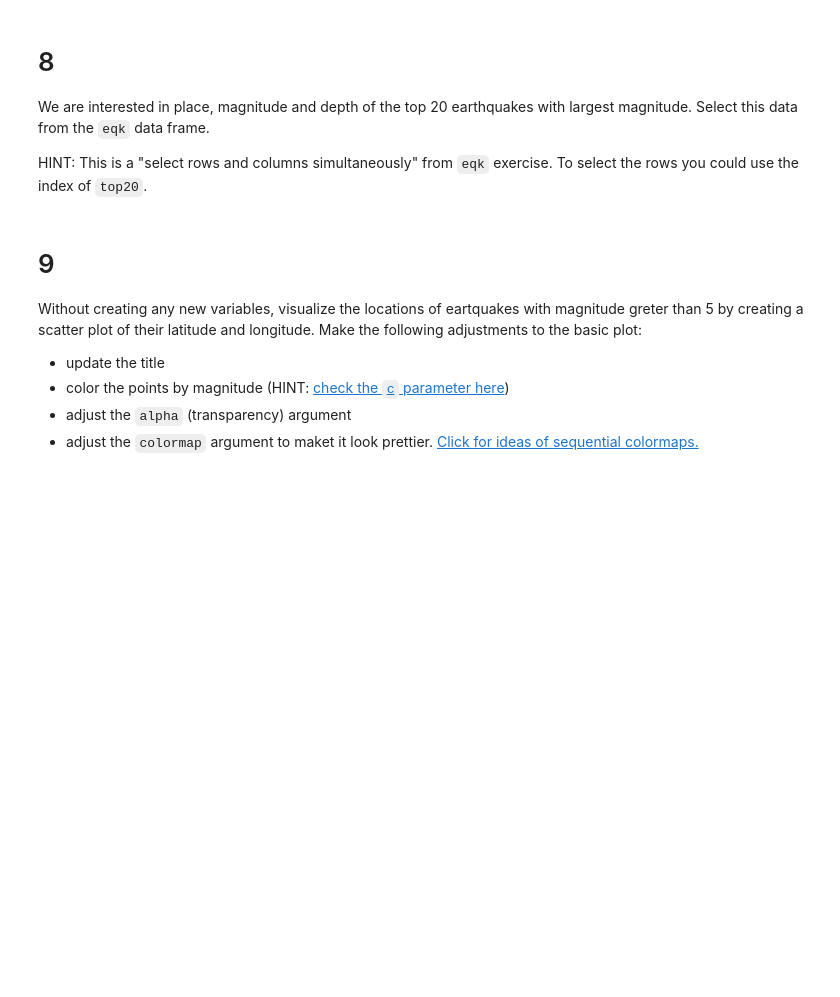
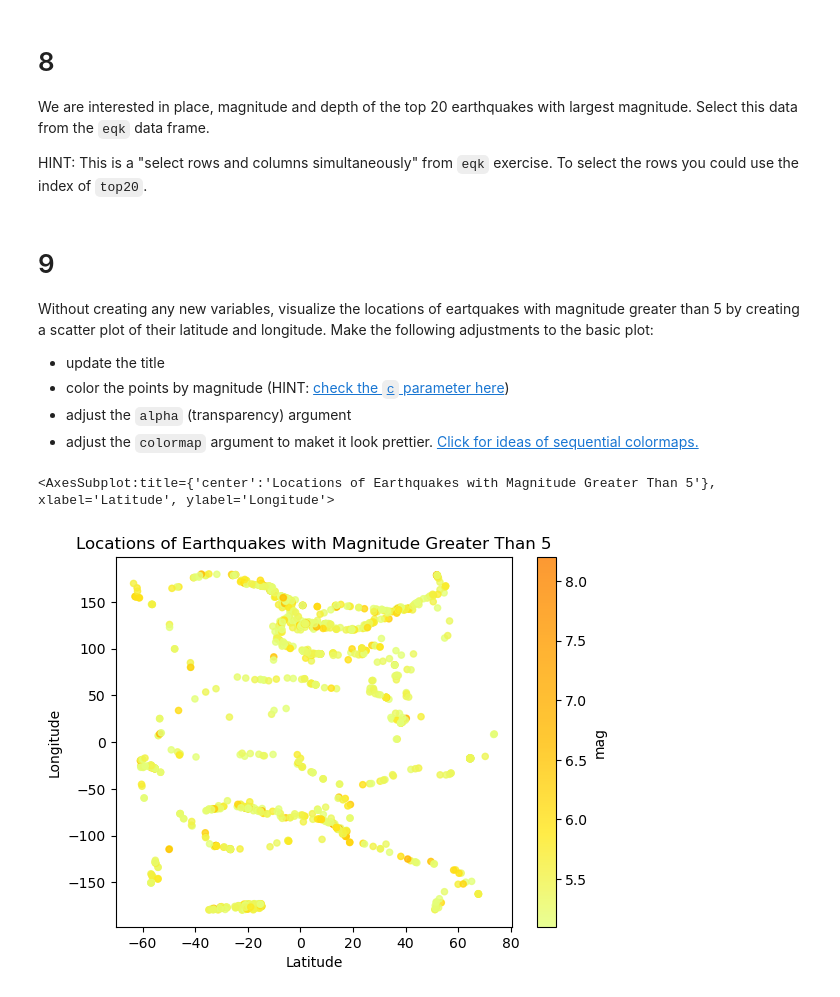
Before and after one commit to bbarajas429/eds220-hwk-1, a Jupyter notebook: hwk1-task4.ipynb, the cells around one changed output. Drawn from its saved outputs; the diff is of its cells as text; code cells hidden in the pictures; blank space fills up the shorter version.

```diff
--- a/hwk1-task4.ipynb
+++ b/hwk1-task4.ipynb
@@ -166,7 +143,7 @@ HINT: This is a "select rows and columns simultaneously" from `eqk` exercise. To
 # %% [markdown]
 # 9
 
-Without creating any new variables, visualize the locations of eartquakes with magnitude greter than 5 by creating a scatter plot of their latitude and longitude. Make the following adjustments to the basic plot:
+Without creating any new variables, visualize the locations of eartquakes with magnitude greater than 5 by creating a scatter plot of their latitude and longitude. Make the following adjustments to the basic plot:
 - update the title
 - color the points by magnitude (HINT: [check the `c` parameter here](https://pandas.pydata.org/pandas-docs/stable/reference/api/pandas.DataFrame.plot.scatter.html))
 - adjust the `alpha` (transparency) argument
@@ -175,0 +151,13 @@ Without creating any new variables, visualize the locations of eartquakes with m
+# %%
+eqk[eqk['mag']>5].plot(kind='scatter', #subset data and change plot type to scatter
+                      x='latitude', #set x variable
+                      y='longitude', #set y variable
+                      c='mag', #base point colors on magnitude
+                      colormap='Wistia', #change color map theme
+                      alpha=0.8, #change opacity
+                       title='Locations of Earthquakes with Magnitude Greater Than 5', #add title
+                      xlabel="Latitude", #change x-axis title
+                      ylabel='Longitude') #change y-axis title
+# %% [output]
+<AxesSubplot:title={'center':'Locations of Earthquakes with Magnitude Greater Than 5'}, xlabel='Latitude', ylabel='Longitude'>
+[figure, added]
```
Also changed, not shown: parts of 11 cells of this notebook.
